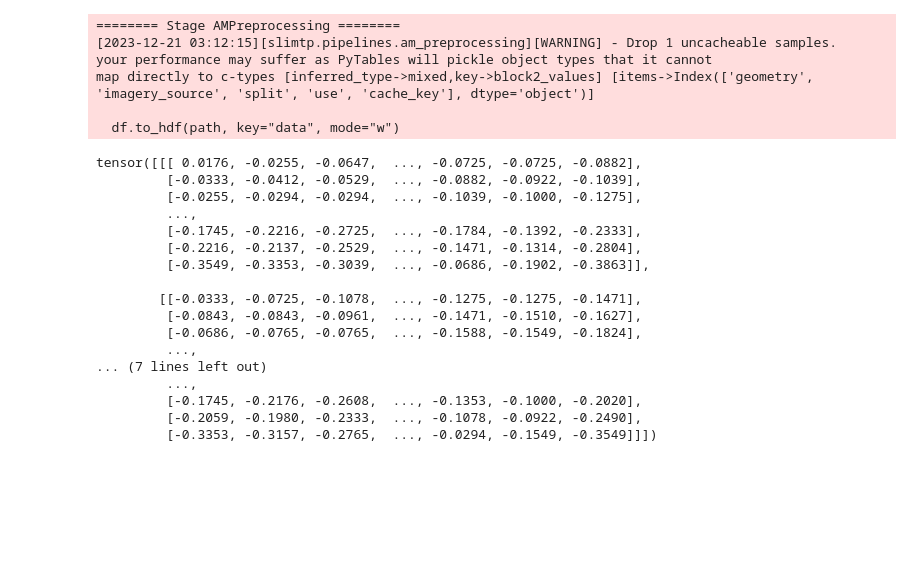
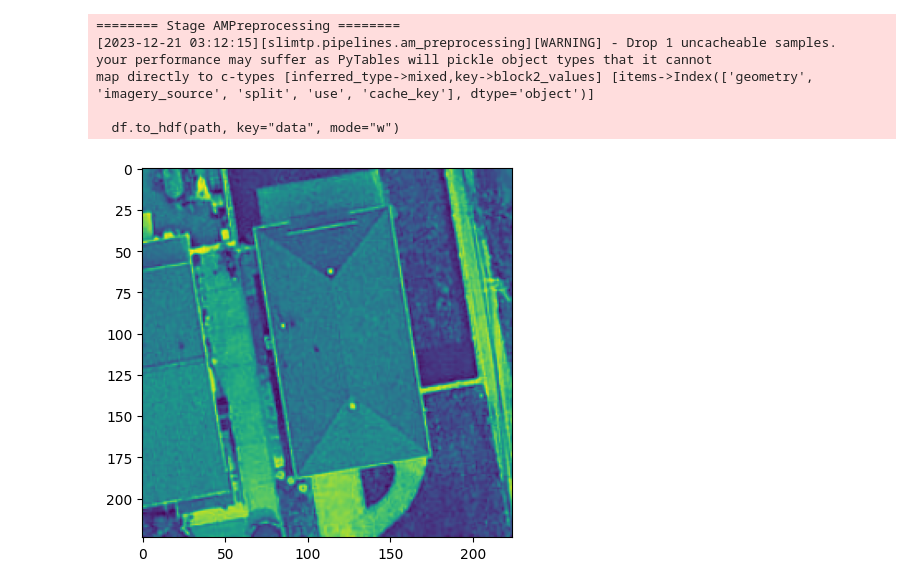
Before and after one commit to vikrant-kamble/dinov2, a Jupyter notebook: notebooks/living_area/dataset.ipynb, the cells around one changed output. Cells and saved outputs as stored; diff of their text form; code cells hidden in the pictures; blank space fills up the shorter version.

```diff
--- a/notebooks/living_area/dataset.ipynb
+++ b/notebooks/living_area/dataset.ipynb
@@ -41,23 +41,3 @@ amdataset_2 = dino_amdataset.DinoInferenceDataset(cfg, df)
 image_1, ident_1 = amdataset_1[0]
 # %%
 image_2, ident_2 = amdataset_2[0]
-# %%
-image_1
-# %% [output]
-tensor([[[ 0.0176, -0.0255, -0.0647,  ..., -0.0725, -0.0725, -0.0882],
-         [-0.0333, -0.0412, -0.0529,  ..., -0.0882, -0.0922, -0.1039],
-         [-0.0255, -0.0294, -0.0294,  ..., -0.1039, -0.1000, -0.1275],
-         ...,
-         [-0.1745, -0.2216, -0.2725,  ..., -0.1784, -0.1392, -0.2333],
-         [-0.2216, -0.2137, -0.2529,  ..., -0.1471, -0.1314, -0.2804],
-         [-0.3549, -0.3353, -0.3039,  ..., -0.0686, -0.1902, -0.3863]],
-
-        [[-0.0333, -0.0725, -0.1078,  ..., -0.1275, -0.1275, -0.1471],
-         [-0.0843, -0.0843, -0.0961,  ..., -0.1471, -0.1510, -0.1627],
-         [-0.0686, -0.0765, -0.0765,  ..., -0.1588, -0.1549, -0.1824],
-         ...,
-... (7 lines left out)
-         ...,
-         [-0.1745, -0.2176, -0.2608,  ..., -0.1353, -0.1000, -0.2020],
-         [-0.2059, -0.1980, -0.2333,  ..., -0.1078, -0.0922, -0.2490],
-         [-0.3353, -0.3157, -0.2765,  ..., -0.0294, -0.1549, -0.3549]]])
@@ -63,0 +47,5 @@ tensor([[[ 0.0176, -0.0255, -0.0647,  ..., -0.0725, -0.0725, -0.0882],
+# %%
+plt.imshow(image_1[0])
+plt.show()
+# %% [output]
+[figure, added]
```
Also changed, not shown: parts of 3 cells of this notebook.
